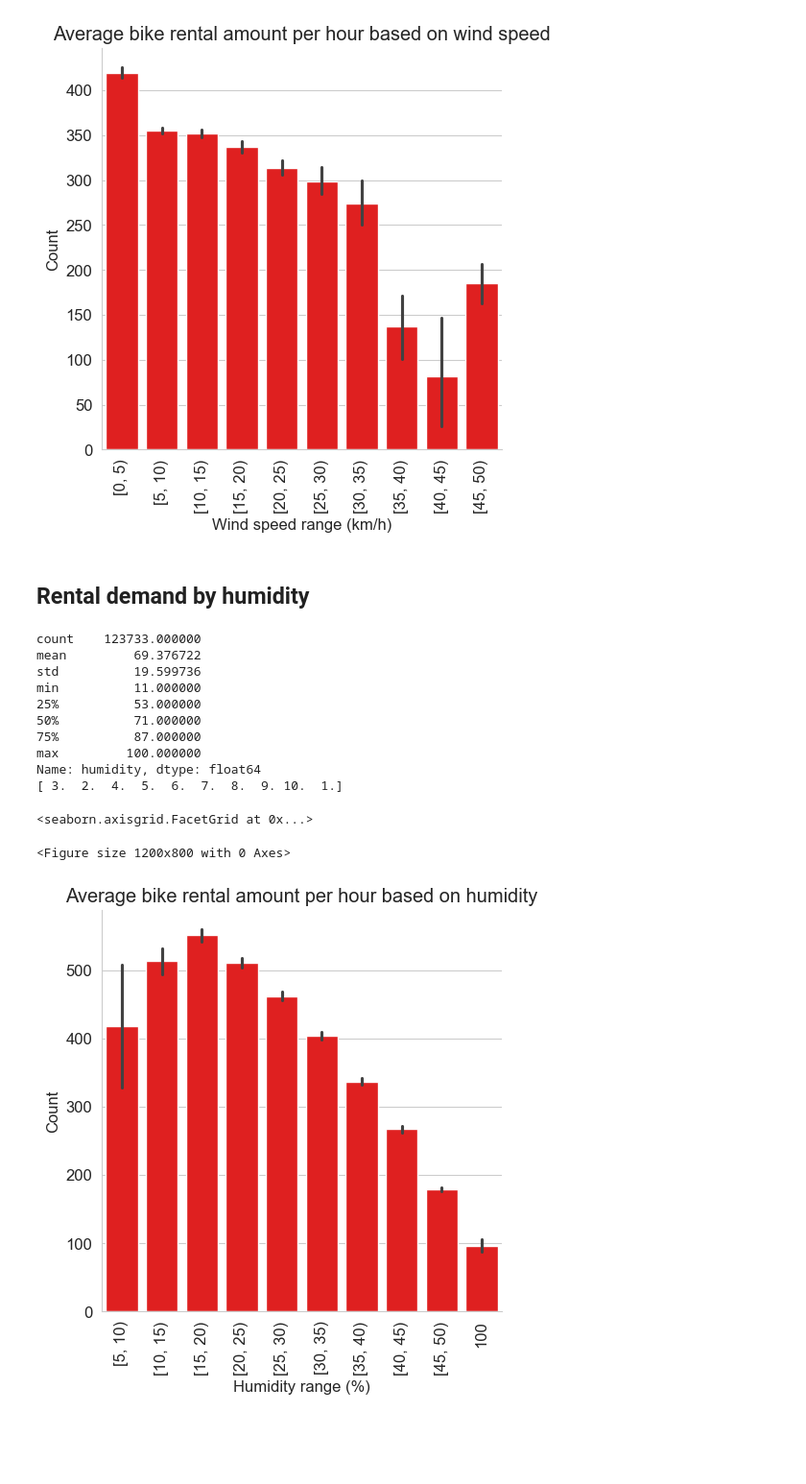
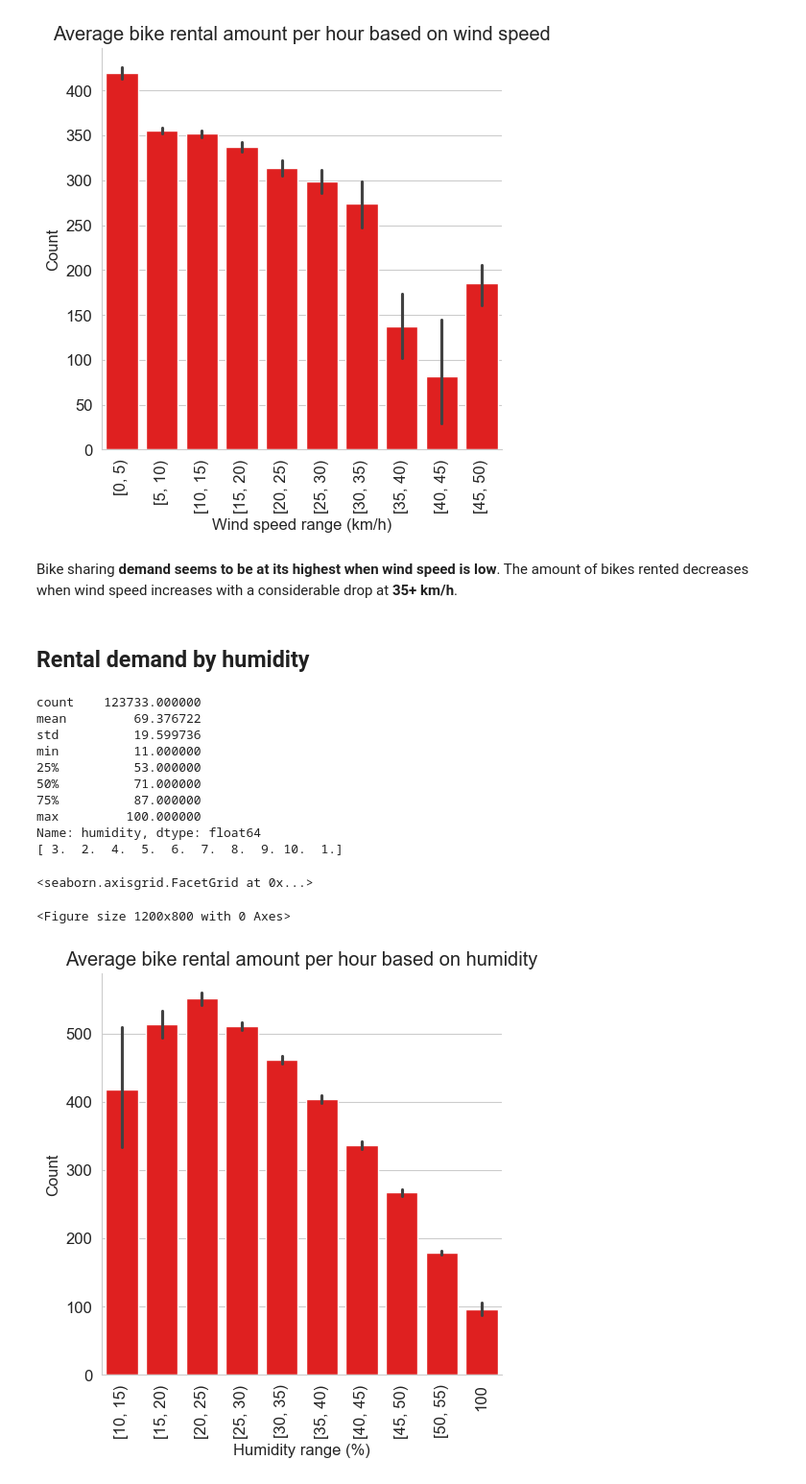
Before and after one commit to Scarch/ProjectE8, a Jupyter notebook: analysing_preparing_capitalBikeshareData.ipynb, the cells around one changed output. Shown at 96% size. Cells and saved outputs as stored; diff of their text form; code cells hidden in the pictures; blank space fills up the shorter version.

```diff
--- a/analysing_preparing_capitalBikeshareData.ipynb
+++ b/analysing_preparing_capitalBikeshareData.ipynb
@@ -996,6 +1009,8 @@ Name: windspeed, dtype: float64
 <seaborn.axisgrid.FacetGrid at 0x...>
 <Figure size 1200x800 with 0 Axes>
 [figure]
+# %% [markdown]
+Bike sharing **demand seems to be at its highest when wind speed is low**. The amount of bikes rented decreases when wind speed increases with a considerable drop at **35+ km/h**.
 # %% [markdown]
 ## Rental demand by humidity
 # %%
@@ -1019,32 +1034,32 @@ bikesRentedPerHourCombinedData['humidity_bin'] = humidity_bins
 print(bikesRentedPerHourCombinedData.humidity_bin.unique())
 
 categorical_plot = sns.catplot(data=bikesRentedPerHourCombinedData, x="humidity_bin", y="count", kind='bar',
                                color="red")
 xticklabels = []
-for x in range(1, 11):
+for x in range(2, 11):
     start_humidity = x * 5
     end_humidity = (x + 1) * 5
     xticklabels.append("[" + str(start_humidity) + ", " + str(end_humidity) + ")")
 xticklabels.append(100)
 
 categorical_plot.set(xlabel='Humidity range (%)', ylabel='Count',
                      title='Average bike rental amount per hour based on humidity',
                      xticks=range(0, 10))
 categorical_plot.set_xticklabels(xticklabels, rotation=90)
 
 categorical_plot.fig.savefig("humidity_bike_rental_barplot.png")
 categorical_plot
 # %% [output]
 count    123733.000000
 mean         69.376722
 std          19.599736
 min          11.000000
 25%          53.000000
 50%          71.000000
 75%          87.000000
 max         100.000000
 Name: humidity, dtype: float64
 [ 3.  2.  4.  5.  6.  7.  8.  9. 10.  1.]
 <seaborn.axisgrid.FacetGrid at 0x...>
 <Figure size 1200x800 with 0 Axes>
-[figure, old version]
+[figure, new version]
```
Also changed, not shown: parts of 23 cells of this notebook, 2 other files.
